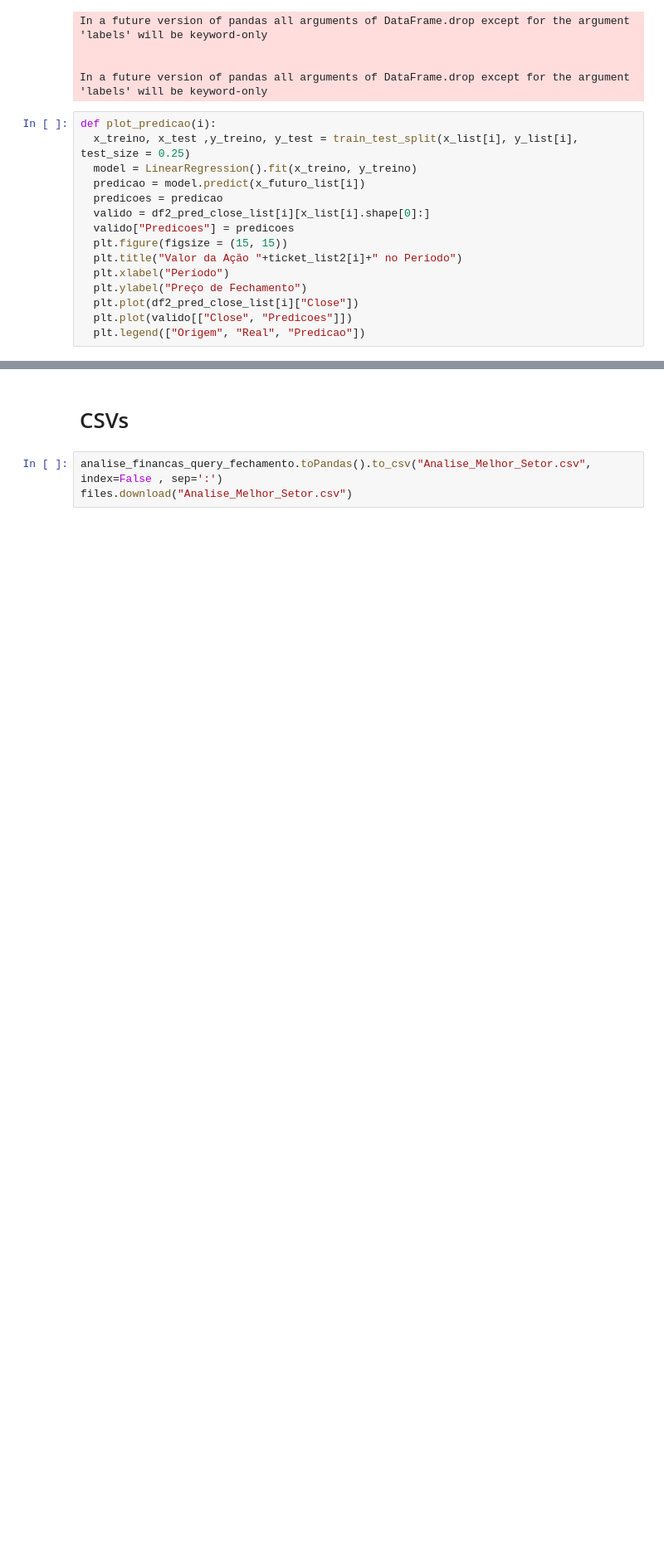
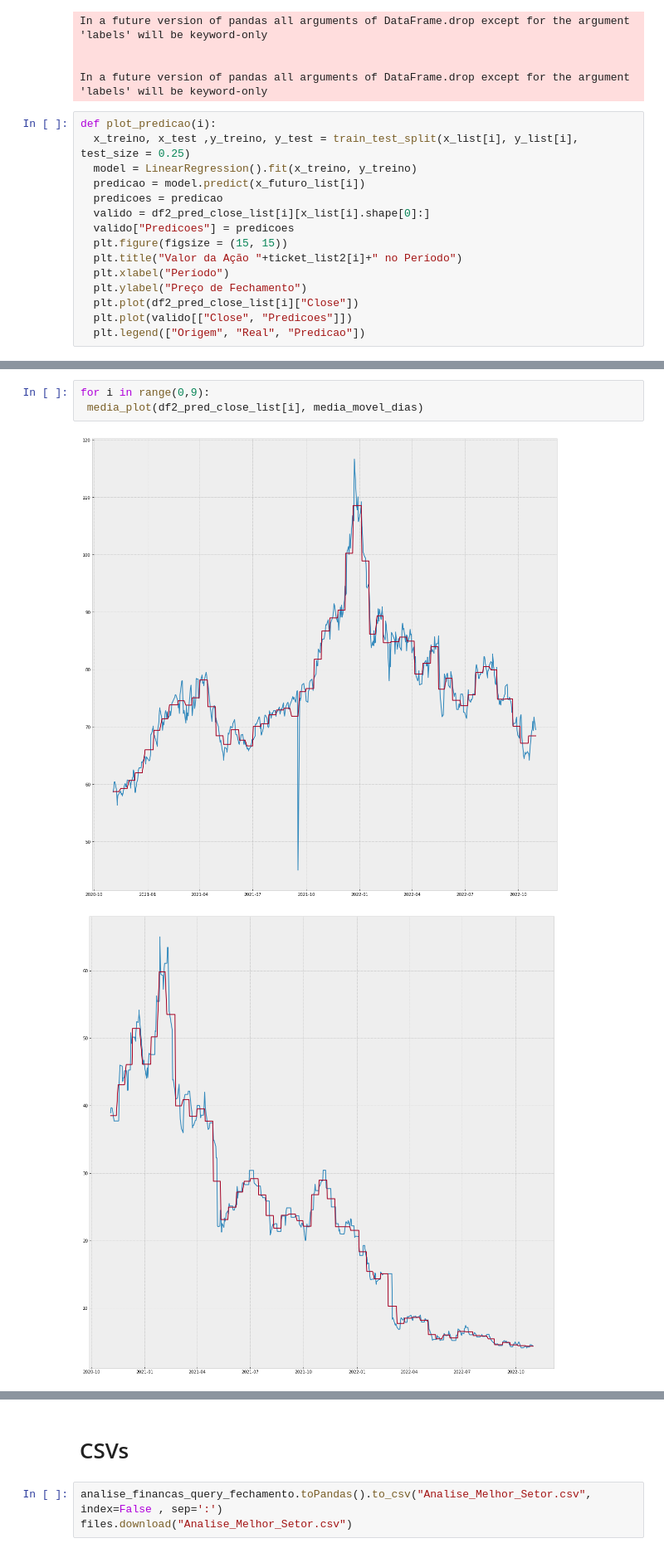
Before and after one commit to DouglasProgramador123/Projetos_PySpark, a Jupyter notebook: Predicao_de_Acoes.ipynb, the cells around one changed output, grey strips where cells are left out. Shown at 83% size. Drawn from its saved outputs; the diff is of its cells as text; blank space fills up the shorter version.

```diff
--- a/Predicao_de_Acoes.ipynb
+++ b/Predicao_de_Acoes.ipynb
@@ -711,0 +733,6 @@ See the caveats in the documentation: https://pandas.pydata.org/pandas-docs/stab
+# %%
+for i in range(0,9):
+ media_plot(df2_pred_close_list[i], media_movel_dias)
+# %% [output]
+[figure, added]
+[figure, added]
```
Also changed, not shown: parts of 28 cells of this notebook.
